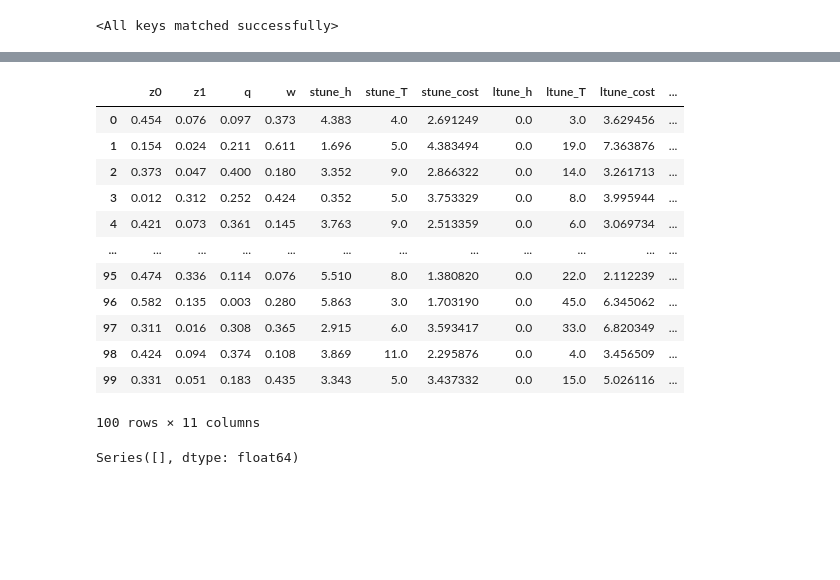
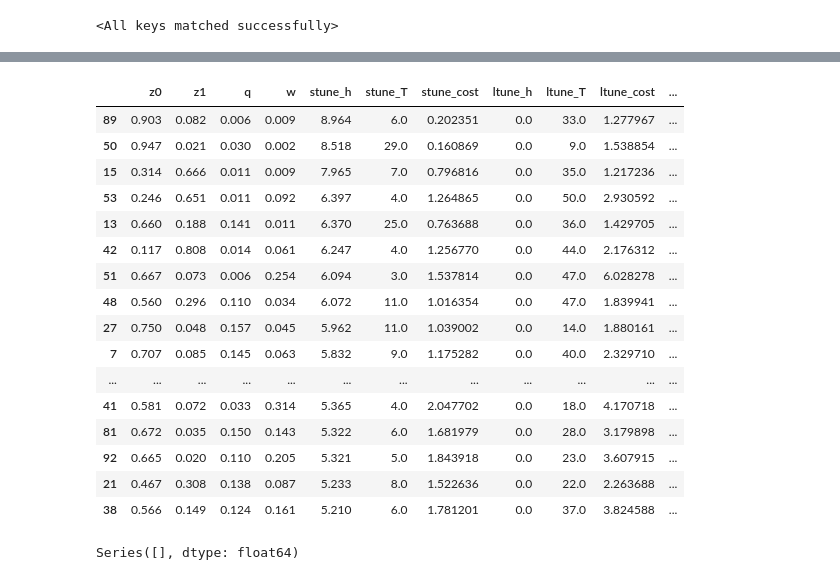
Before and after one commit to ephoris/endure-jupyter, a Jupyter notebook: experiments/00_learned_tuner_eval.ipynb, the cells around one changed output, grey strips where cells are left out. Saved outputs shown, nothing was run; the diff lists cells and outputs as text; code cells hidden in the pictures; blank space fills up the shorter version.

```diff
--- a/experiments/00_learned_tuner_eval.ipynb
+++ b/experiments/00_learned_tuner_eval.ipynb
@@ -20,7 +21,7 @@ data_generator = LTuneGenerator(config)
 cf = Cost.EndureLevelCost(config)
 solver = EndureLevelSolver(config)
 # %%
-model_path = '/data/models/level-tuner-02-27'
+model_path = '/data/models/level-tuner-03-01'
 model_config = Reader.read_config(os.path.join(model_path, 'endure.toml'))
 model = LTuneModelBuilder(model_config).build_model()
 model_data = torch.load(os.path.join(model_path, 'best.model'))
@@ -78,19 +79,23 @@ plt.show()
 # %%
-df
+df.sort_values(by='stune_h', ascending=False).head(20)
 # %% [output]
 |  | z0 | z1 | q | w | stune_h | stune_T | stune_cost | ltune_h | ltune_T | ltune_cost | ... |
-| 0 | 0.454 | 0.076 | 0.097 | 0.373 | 4.383 | 4.0 | 2.691249 | 0.0 | 3.0 | 3.629456 | ... |
-| 1 | 0.154 | 0.024 | 0.211 | 0.611 | 1.696 | 5.0 | 4.383494 | 0.0 | 19.0 | 7.363876 | ... |
-| 2 | 0.373 | 0.047 | 0.400 | 0.180 | 3.352 | 9.0 | 2.866322 | 0.0 | 14.0 | 3.261713 | ... |
-| 3 | 0.012 | 0.312 | 0.252 | 0.424 | 0.352 | 5.0 | 3.753329 | 0.0 | 8.0 | 3.995944 | ... |
-| 4 | 0.421 | 0.073 | 0.361 | 0.145 | 3.763 | 9.0 | 2.513359 | 0.0 | 6.0 | 3.069734 | ... |
+| 89 | 0.903 | 0.082 | 0.006 | 0.009 | 8.964 | 6.0 | 0.202351 | 0.0 | 33.0 | 1.277967 | ... |
+| 50 | 0.947 | 0.021 | 0.030 | 0.002 | 8.518 | 29.0 | 0.160869 | 0.0 | 9.0 | 1.538854 | ... |
+| 15 | 0.314 | 0.666 | 0.011 | 0.009 | 7.965 | 7.0 | 0.796816 | 0.0 | 35.0 | 1.217236 | ... |
+| 53 | 0.246 | 0.651 | 0.011 | 0.092 | 6.397 | 4.0 | 1.264865 | 0.0 | 50.0 | 2.930592 | ... |
+| 13 | 0.660 | 0.188 | 0.141 | 0.011 | 6.370 | 25.0 | 0.763688 | 0.0 | 36.0 | 1.429705 | ... |
+| 42 | 0.117 | 0.808 | 0.014 | 0.061 | 6.247 | 4.0 | 1.256770 | 0.0 | 44.0 | 2.176312 | ... |
+| 51 | 0.667 | 0.073 | 0.006 | 0.254 | 6.094 | 3.0 | 1.537814 | 0.0 | 47.0 | 6.028278 | ... |
+| 48 | 0.560 | 0.296 | 0.110 | 0.034 | 6.072 | 11.0 | 1.016354 | 0.0 | 47.0 | 1.839941 | ... |
+| 27 | 0.750 | 0.048 | 0.157 | 0.045 | 5.962 | 11.0 | 1.039002 | 0.0 | 14.0 | 1.880161 | ... |
+| 7 | 0.707 | 0.085 | 0.145 | 0.063 | 5.832 | 9.0 | 1.175282 | 0.0 | 40.0 | 2.329710 | ... |
 | ... | ... | ... | ... | ... | ... | ... | ... | ... | ... | ... | ... |
-| 95 | 0.474 | 0.336 | 0.114 | 0.076 | 5.510 | 8.0 | 1.380820 | 0.0 | 22.0 | 2.112239 | ... |
-| 96 | 0.582 | 0.135 | 0.003 | 0.280 | 5.863 | 3.0 | 1.703190 | 0.0 | 45.0 | 6.345062 | ... |
-| 97 | 0.311 | 0.016 | 0.308 | 0.365 | 2.915 | 6.0 | 3.593417 | 0.0 | 33.0 | 6.820349 | ... |
-| 98 | 0.424 | 0.094 | 0.374 | 0.108 | 3.869 | 11.0 | 2.295876 | 0.0 | 4.0 | 3.456509 | ... |
-| 99 | 0.331 | 0.051 | 0.183 | 0.435 | 3.343 | 5.0 | 3.437332 | 0.0 | 15.0 | 5.026116 | ... |
+| 41 | 0.581 | 0.072 | 0.033 | 0.314 | 5.365 | 4.0 | 2.047702 | 0.0 | 18.0 | 4.170718 | ... |
+| 81 | 0.672 | 0.035 | 0.150 | 0.143 | 5.322 | 6.0 | 1.681979 | 0.0 | 28.0 | 3.179898 | ... |
+| 92 | 0.665 | 0.020 | 0.110 | 0.205 | 5.321 | 5.0 | 1.843918 | 0.0 | 23.0 | 3.607915 | ... |
+| 21 | 0.467 | 0.308 | 0.138 | 0.087 | 5.233 | 8.0 | 1.522636 | 0.0 | 22.0 | 2.263688 | ... |
+| 38 | 0.566 | 0.149 | 0.124 | 0.161 | 5.210 | 6.0 | 1.781201 | 0.0 | 37.0 | 3.824588 | ... |
-100 rows × 11 columns
 # %%
 check = df[['z0', 'z1', 'q', 'w']].sum(axis=1)
 check[check < 1]
```
Also changed, not shown: parts of 6 cells of this notebook.
